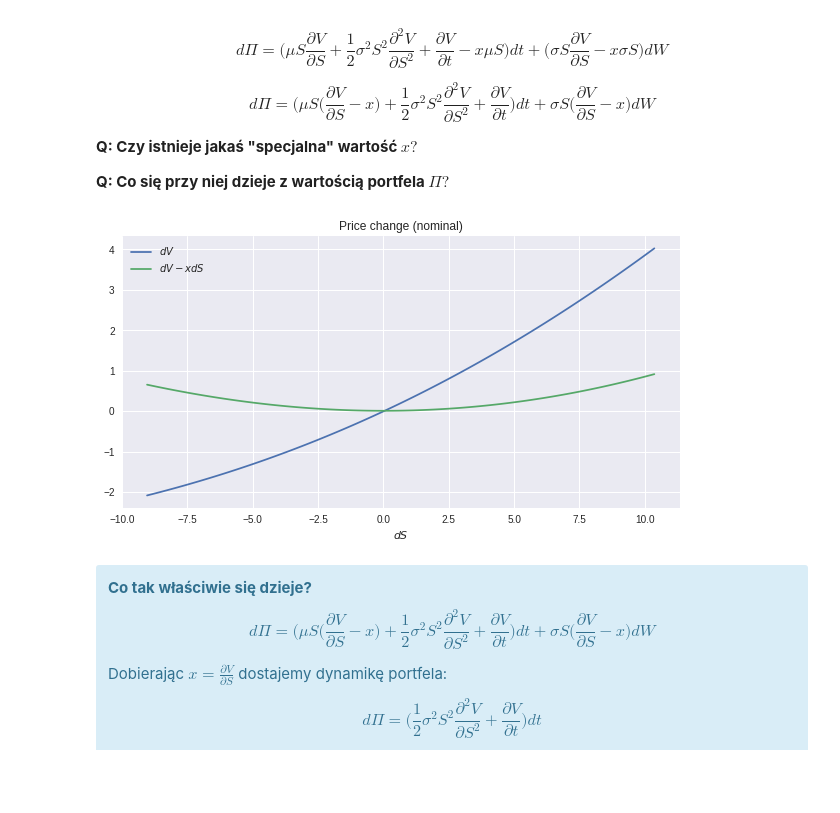
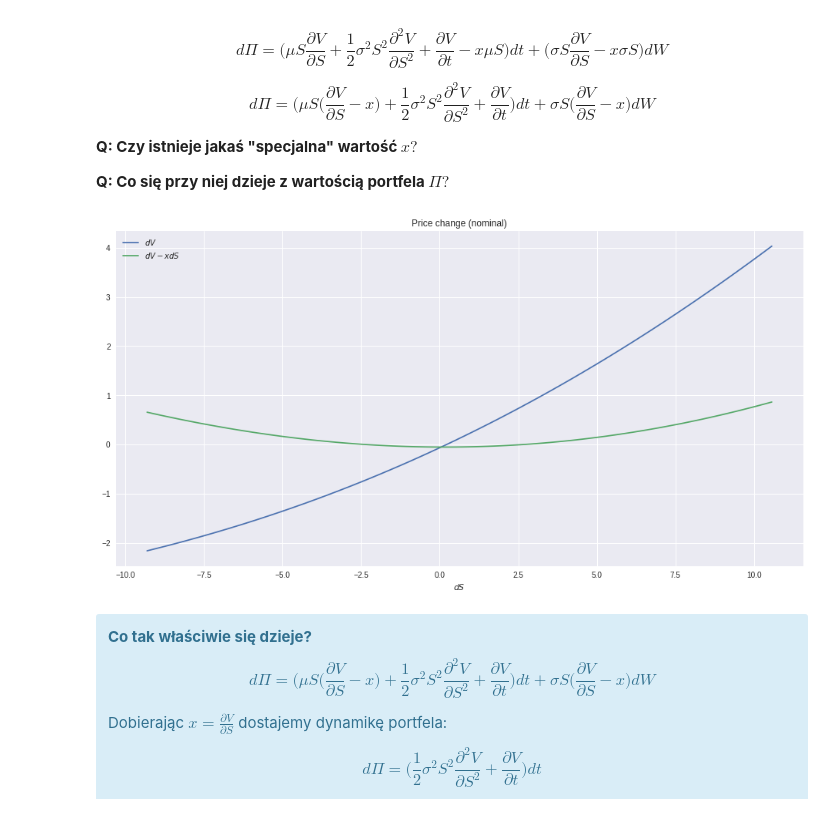
Before and after one commit to PiotMik/GreeksHedging, a Jupyter notebook: Greek Hedging.ipynb, the cells around one changed output. Cells and saved outputs as stored; diff of their text form; code cells hidden in the pictures; blank space fills up the shorter version.

```diff
--- a/Greek Hedging.ipynb
+++ b/Greek Hedging.ipynb
@@ -138,7 +69,0 @@ def run_animation(t: np.array, stochastic_process: np.ndarray, title: str, tempo
-# %%
-%matplotlib notebook
-N = 252
-n = 1
-St = gbm(S0 = 100, r = 0.01, sigma = 0.3, T = 1, time_steps=N, n_paths = 3)
-t = np.linspace(0, 1, N)
-run_animation(t, St, 'Stock price', tempo=4)
@@ -222,36 +181,36 @@ dt = 5/365
 # Market/Option params setup
 r = 0.05
 sig = 0.3
 T = 1.
 S0 = 70.
 K = 90.
 option = mibian.BS([S0, K, r*100, T*365], volatility = sig*100)
 
 # Compute delta and price
 delta = option.callDelta
 V_0 = option.callPrice
 
 # Simulate 1 day stock trajectory
 S_1D = gbm(S0, r, sig, dt, 1, MC)[-1]
 
 # Make an array of likely stock prices, based on min-max of the simulation.
 # Compute option prices on that array.
 S_1D = np.linspace(S_1D.min(), S_1D.max(), 100)
-V_1D = np.array([mibian.BS([S, K, r*100, T*365 - dt], volatility = sig*100).callPrice for S in S_1D])
+V_1D = np.array([mibian.BS([S, K, r*100, (T-dt)*365], volatility = sig*100).callPrice for S in S_1D])
 
 # Compute price changes
 DV_1D = V_1D - V_0*np.exp(r*dt)
 DP_1D = (V_1D - delta*S_1D) - (V_0 - delta*S0)*np.exp(r*dt)
 
 # Plot changes of pure option vs portfolio
-plt.figure(figsize=(10, 5))
+plt.figure(figsize=(16, 8))
 plt.plot(S_1D - S0, DV_1D, label = '$dV$')
 plt.plot(S_1D - S0, DP_1D, label = '$dV - xdS$')
 plt.xlabel('$dS$')
 plt.title('Price change (nominal)')
 _ = plt.legend()
 # %% [output]
-[figure, old version]
+[figure, new version]
 # %% [markdown]
 <div class="alert alert-block alert-info">
 <b>Co tak właściwie się dzieje?</b>
```
Also changed, not shown: parts of 35 cells of this notebook.
